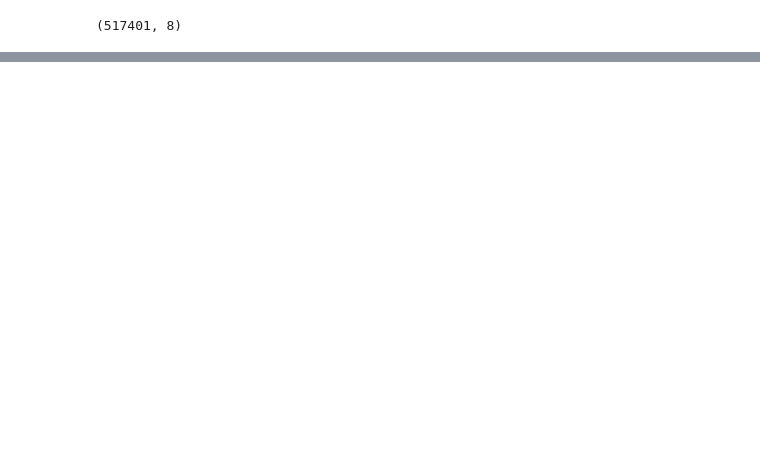
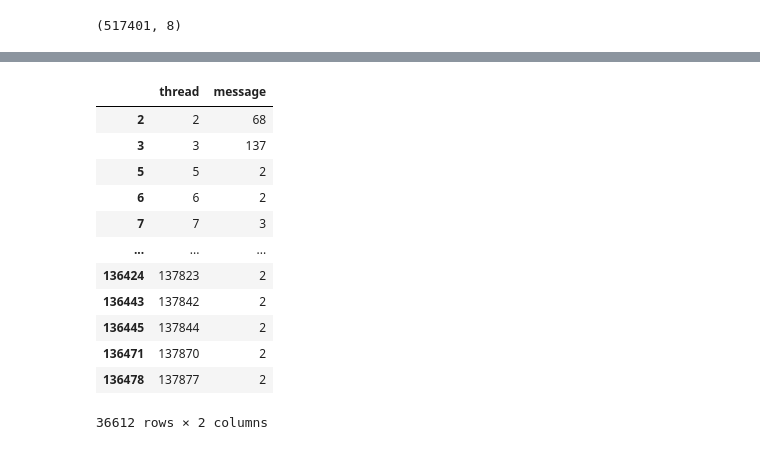
Before and after one commit to smatsubara15/Hedwig, a Jupyter notebook: 02_Data_Ingestion/20230509_Data_Conversation_v2.ipynb, the cells around one changed output, grey strips where cells are left out. Saved outputs shown, nothing was run; the diff lists cells and outputs as text; code cells hidden in the pictures; blank space fills up the shorter version.

```diff
--- a/02_Data_Ingestion/20230509_Data_Conversation_v2.ipynb
+++ b/02_Data_Ingestion/20230509_Data_Conversation_v2.ipynb
@@ -56,0 +100,16 @@ df_message_v2.head(30)
+# %%
+thread_multi
+# %% [output]
+|  | thread | message |
+| 2 | 2 | 68 |
+| 3 | 3 | 137 |
+| 5 | 5 | 2 |
+| 6 | 6 | 2 |
+| 7 | 7 | 3 |
+| ... | ... | ... |
+| 136424 | 137823 | 2 |
+| 136443 | 137842 | 2 |
+| 136445 | 137844 | 2 |
+| 136471 | 137870 | 2 |
+| 136478 | 137877 | 2 |
+36612 rows × 2 columns
```
Also changed, not shown: parts of 15 cells of this notebook, 1 other file.
